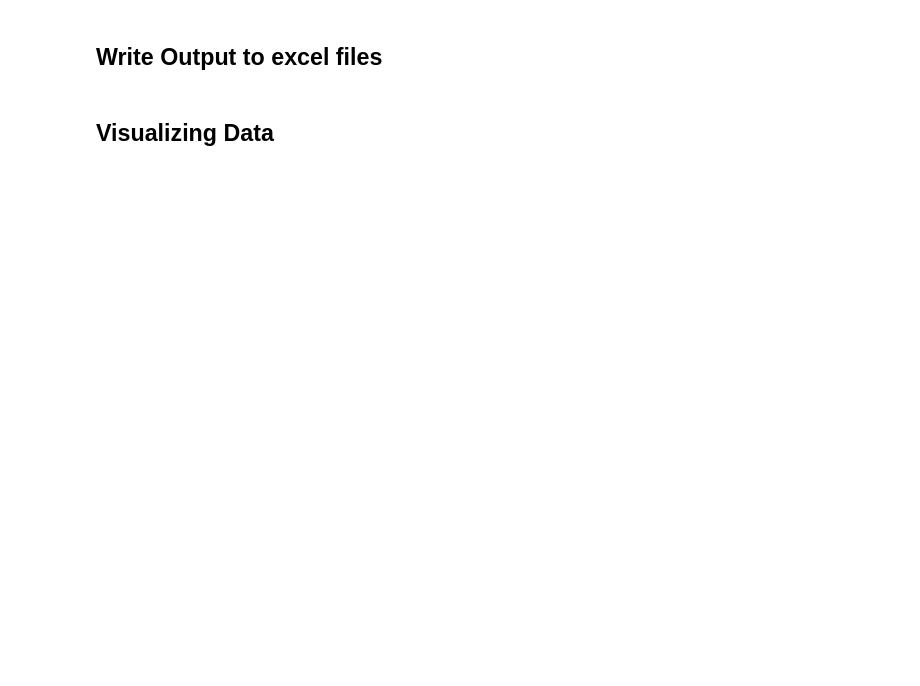
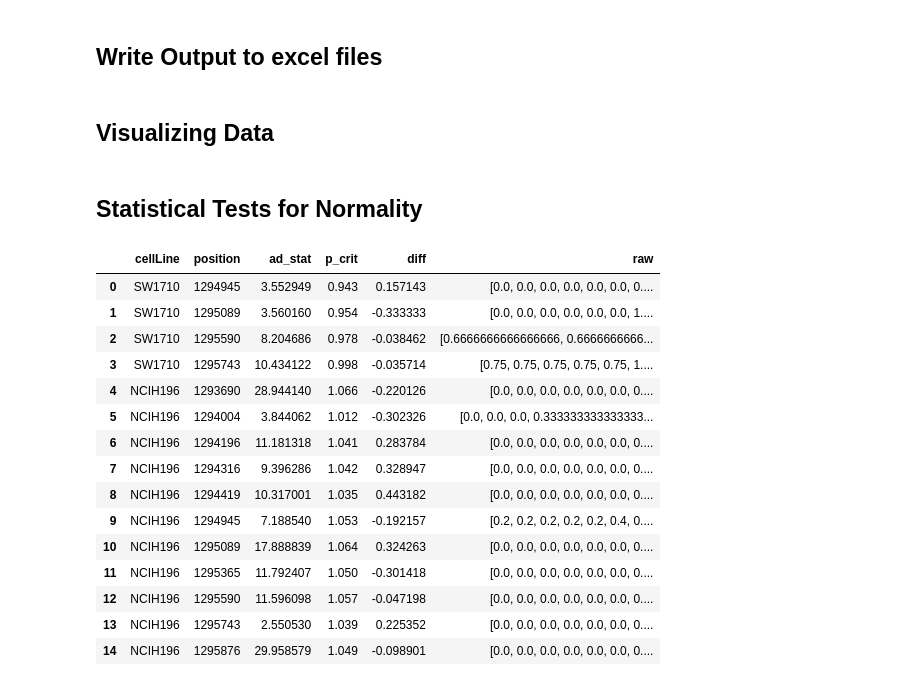
Before and after one commit to Paradoxdruid/pyllelic, a Jupyter notebook: pyllelic_notebook.ipynb, the cells around one changed output. Drawn from its saved outputs; the diff is of its cells as text; code cells hidden in the pictures; blank space fills up the shorter version.

Commit message:
feat: Added allelic summary stats

```diff
--- a/pyllelic_notebook.ipynb
+++ b/pyllelic_notebook.ipynb
@@ -79,21 +79,22 @@ import pyllelic
 # make a sub-directory under base_path with a folder named "test"
 # and put the .bam and .bai files in "test"
 
+pyllelic.set_up_env_variables(
+    base_path="/Users/abonham/documents/test_allelic/",
+    prom_file="TERT-promoter-genomic-sequence.txt",
+    prom_start="1293000",
+    prom_end="1296000",
+    chrom="5",
+    offset=1298163,
+)
+
 # pyllelic.set_up_env_variables(
-#     base_path="/Users/abonham/documents/test_allelic/",
+#     base_path="/home/andrew/allellic/",
 #     prom_file="TERT-promoter-genomic-sequence.txt",
 #     prom_start="1293000",
 #     prom_end="1296000",
-#     chrom="5",
+#     chrom="chr5",
 # )
-
-pyllelic.set_up_env_variables(
-    base_path="/home/andrew/allellic/",
-    prom_file="TERT-promoter-genomic-sequence.txt",
-    prom_start="1293000",
-    prom_end="1296000",
-    chrom="chr5",
-)
 # %% [markdown]
 ## Main Parsing Functions
 # %%
@@ -121,7 +144,8 @@ cell_types
 # %%
 # Set filename to whatever you want
 df_list = pyllelic.run_quma_and_compile_list_of_df(
-    cell_types, "test4.xlsx"
+    cell_types, "test7.xlsx",
+    run_quma=False,
 )  # to skip quma: , run_quma=False)
 # %%
 # Uncomment for debugging
@@ -168,2 +210,23 @@ pyllelic.histogram(individual_data, "SORTED", "1295903")
 # %%
 final_data.loc["SORTED"]
+# %% [markdown]
+## Statistical Tests for Normality
+# %%
+pyllelic.summarize_allelic_data(individual_data, diff)
+# %% [output]
+|  | cellLine | position | ad_stat | p_crit | diff | raw |
+| 0 | SW1710 | 1294945 | 3.552949 | 0.943 | 0.157143 | [0.0, 0.0, 0.0, 0.0, 0.0, 0.0, 0.... |
+| 1 | SW1710 | 1295089 | 3.560160 | 0.954 | -0.333333 | [0.0, 0.0, 0.0, 0.0, 0.0, 0.0, 1.... |
+| 2 | SW1710 | 1295590 | 8.204686 | 0.978 | -0.038462 | [0.6666666666666666, 0.6666666666... |
+| 3 | SW1710 | 1295743 | 10.434122 | 0.998 | -0.035714 | [0.75, 0.75, 0.75, 0.75, 0.75, 1.... |
+| 4 | NCIH196 | 1293690 | 28.944140 | 1.066 | -0.220126 | [0.0, 0.0, 0.0, 0.0, 0.0, 0.0, 0.... |
+| 5 | NCIH196 | 1294004 | 3.844062 | 1.012 | -0.302326 | [0.0, 0.0, 0.0, 0.333333333333333... |
+| 6 | NCIH196 | 1294196 | 11.181318 | 1.041 | 0.283784 | [0.0, 0.0, 0.0, 0.0, 0.0, 0.0, 0.... |
+| 7 | NCIH196 | 1294316 | 9.396286 | 1.042 | 0.328947 | [0.0, 0.0, 0.0, 0.0, 0.0, 0.0, 0.... |
+| 8 | NCIH196 | 1294419 | 10.317001 | 1.035 | 0.443182 | [0.0, 0.0, 0.0, 0.0, 0.0, 0.0, 0.... |
+| 9 | NCIH196 | 1294945 | 7.188540 | 1.053 | -0.192157 | [0.2, 0.2, 0.2, 0.2, 0.2, 0.4, 0.... |
+| 10 | NCIH196 | 1295089 | 17.888839 | 1.064 | 0.324263 | [0.0, 0.0, 0.0, 0.0, 0.0, 0.0, 0.... |
+| 11 | NCIH196 | 1295365 | 11.792407 | 1.050 | -0.301418 | [0.0, 0.0, 0.0, 0.0, 0.0, 0.0, 0.... |
+| 12 | NCIH196 | 1295590 | 11.596098 | 1.057 | -0.047198 | [0.0, 0.0, 0.0, 0.0, 0.0, 0.0, 0.... |
+| 13 | NCIH196 | 1295743 | 2.550530 | 1.039 | 0.225352 | [0.0, 0.0, 0.0, 0.0, 0.0, 0.0, 0.... |
+| 14 | NCIH196 | 1295876 | 29.958579 | 1.049 | -0.098901 | [0.0, 0.0, 0.0, 0.0, 0.0, 0.0, 0.... |
```
Also changed, not shown: parts of 12 cells of this notebook, 1 other file.
